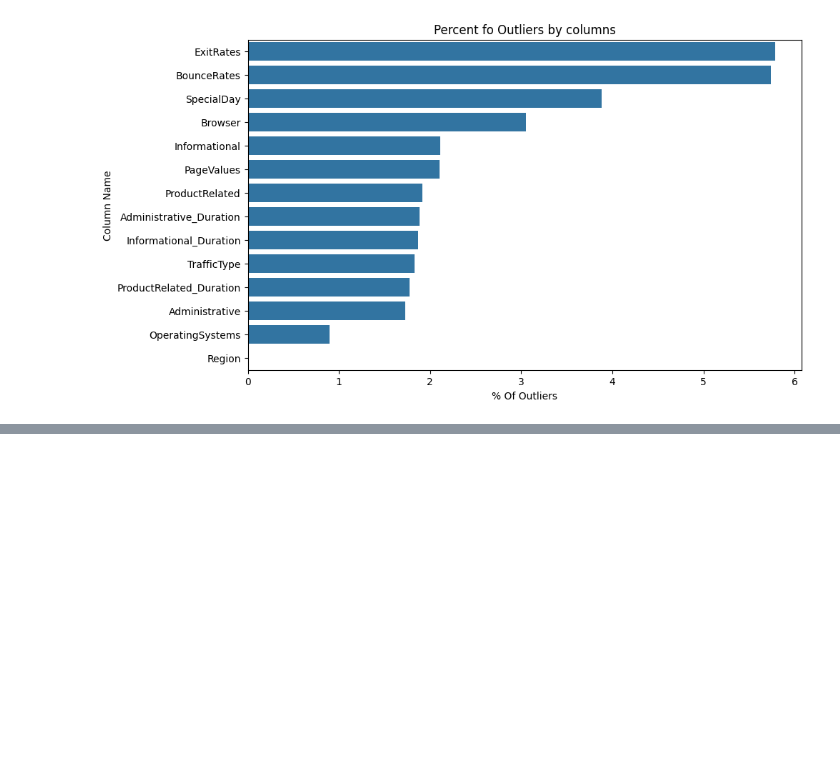
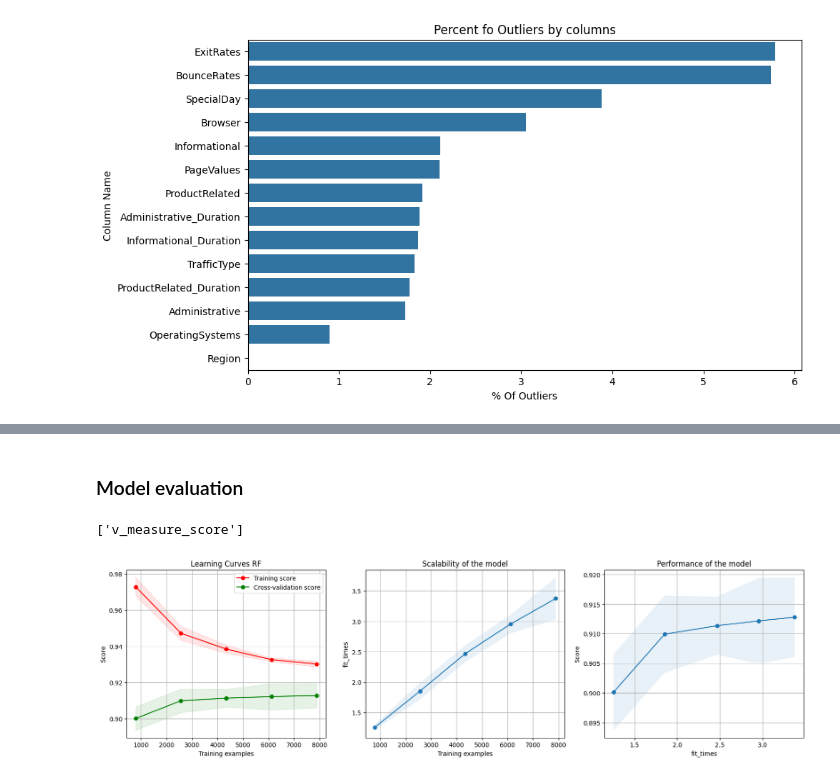
Before and after one commit to diegodvallejos/SanTec-Challenge, a Jupyter notebook: Santander Tecnología - Exámen Data science.ipynb, the cells around one changed output, grey strips where cells are left out. Saved outputs shown, nothing was run; the diff lists cells and outputs as text; code cells hidden in the pictures; blank space fills up the shorter version.

```diff
--- a/Santander Tecnología - Exámen Data science.ipynb
+++ b/Santander Tecnología - Exámen Data science.ipynb
@@ -673,0 +705,9 @@ plt.show()
+# %%
+categorical_columns = ['Month', 'VisitorType', 'Weekend', 'OperatingSystems', 'Browser', 'Region', 'TrafficType']
+
+le = LabelEncoder()
+df['Revenue'] = le.fit_transform(df['Revenue'])
+
+df = pd.get_dummies(df, drop_first=True, columns=categorical_columns, dtype='int64')
+
+X_train, X_test, y_train, y_test = train_test_split(df.drop('Revenue', axis=1), df['Revenue'], test_size=0.2)
@@ -673,0 +716,7 @@ plt.show()
+# %%
+ss = StandardScaler()
+X_train_scaled = ss.fit_transform(X_train)
+X_test_scaled = ss.transform(X_test)
+
+X_train_scaled = pd.DataFrame(X_train_scaled, columns=X_train.columns)
+X_test_scaled = pd.DataFrame(X_test_scaled, columns=X_test.columns)
@@ -673,0 +982,2 @@ plt.show()
+# %% [markdown]
+### Model evaluation
@@ -673,0 +1142,23 @@ plt.show()
+# %%
+import sklearn.metrics as met
+met.get_scorer_names()[-1:]
+# %% [output]
+['v_measure_score']
+# %%
+# fig, ax = plt.subplots(3, 1, figsize=(10, 15))
+
+X, y = X_train, y_train
+
+title = "Learning Curves RF"
+
+cv = ShuffleSplit(n_splits=5, test_size=0.2, random_state=0)
+
+estimator = best_rf
+
+plot_learning_curve(
+    estimator, title, X, y, cv=cv, n_jobs=4,scoring="roc_auc"
+)
+
+plt.show()
+# %% [output]
+[figure, added]
```
Also changed, not shown: parts of 20 cells of this notebook, 1 other file.
